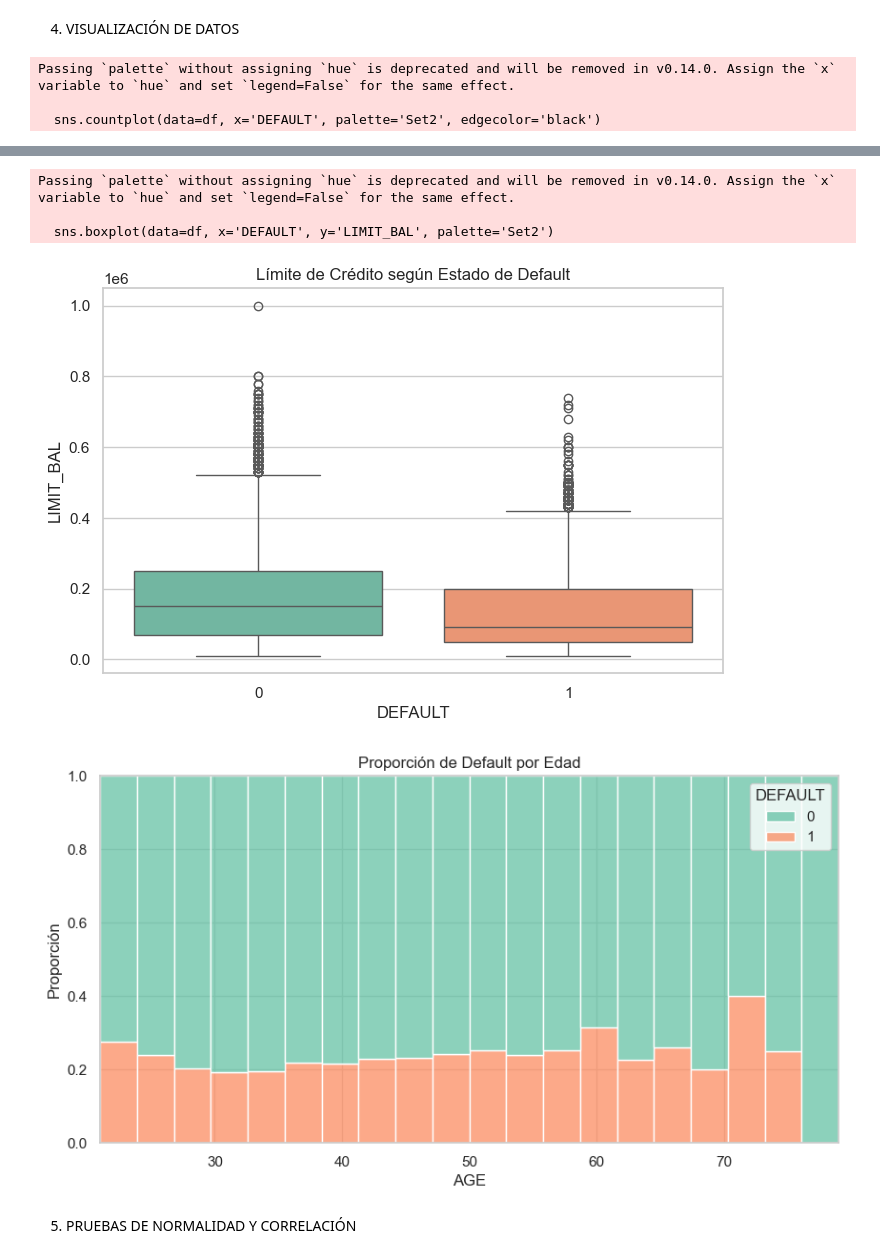
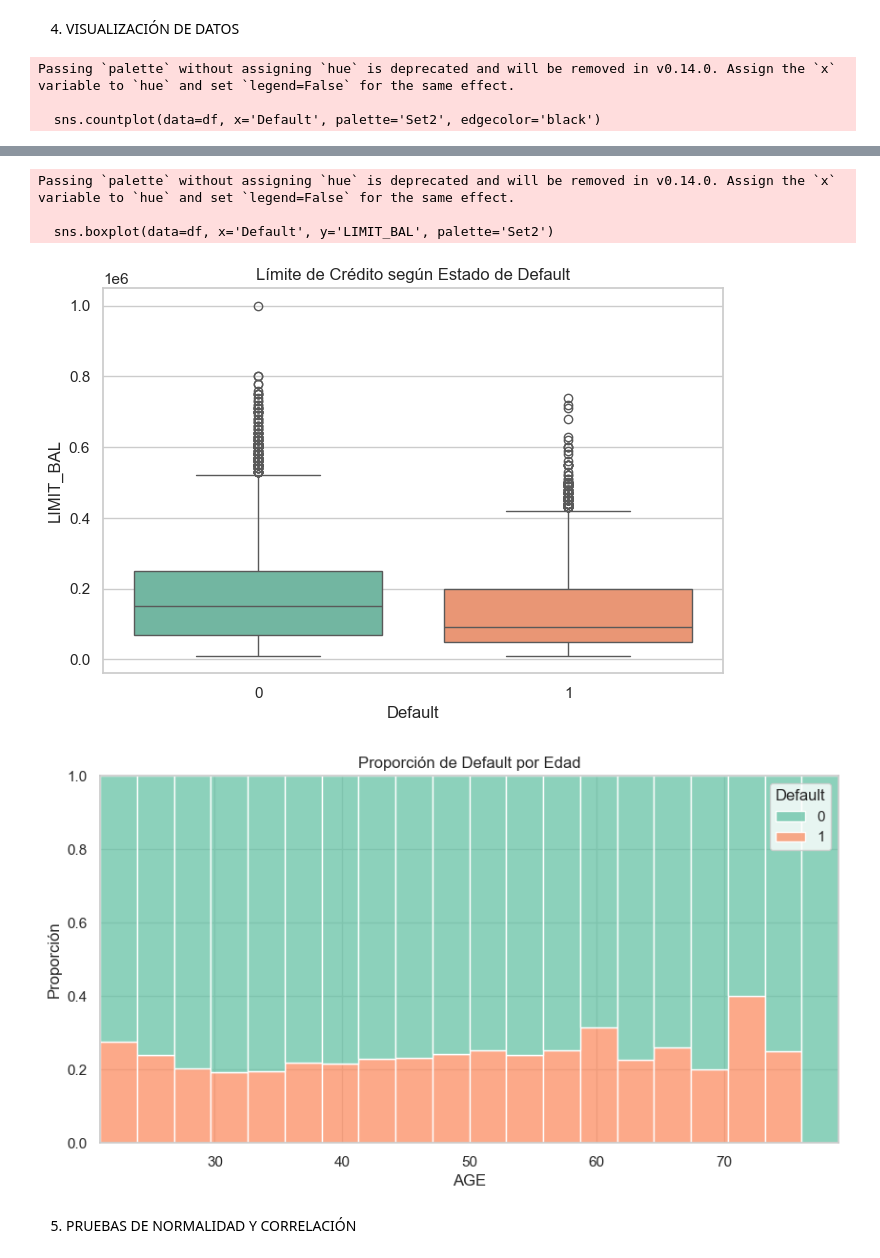
Before and after one commit to eci-monitorias-EST/app_monitorias_2026-1, a Jupyter notebook: notebooks/eda.ipynb, the cells around one changed output, grey strips where cells are left out. Cells and saved outputs as stored; diff of their text form; code cells hidden in the pictures.

```diff
--- a/notebooks/eda.ipynb
+++ b/notebooks/eda.ipynb
@@ -12,8 +31,8 @@ import seaborn as sns
 # %% [markdown]
 1. Carga de datos
 # %%
-ruta_archivo = "C:/Users/norba/OneDrive/NUESTRO HOGAR/1. ANGEL SANTIAGO/Proyecto Banco/default of credit card clients.csv"
-df = pd.read_csv(ruta_archivo, sep=";", skiprows=1)
+ruta_archivo = "../data/raw/Default_Clientes.csv"
+df = pd.read_csv(ruta_archivo, sep=";")
 
 print("\n--- Estructura inicial del Dataset ---")
 print(df.info())
@@ -49,12 +68,15 @@ if not cols_texto.empty:
     for col in cols_texto:
         df[col] = df[col].fillna(df[col].mode()[0])
 
-# Renombrar la variable objetivo
-df.rename(columns={'default payment next month': 'DEFAULT'}, inplace=True)
-
 # Convertir variables que conceptualmente son categóricas al tipo 'category'
 cols_categoricas = ["SEX", "EDUCATION", "MARRIAGE", "PAY_0", "PAY_2", "PAY_3",
-                    "PAY_4", "PAY_5", "PAY_6", "DEFAULT"]
+                    "PAY_4", "PAY_5", "PAY_6", "Default"]
 
 for col in cols_categoricas:
-    df[col] = df[col].astype('category')
+    if col in df.columns:
+        df[col] = df[col].astype('category')
+    else:
+        print(f"Advertencia: columna '{col}' no encontrada")
+
+print("\nColumnas categóricas convertidas exitosamente")
+print(f"Columnas categóricas: {df.select_dtypes(include=['category']).columns.tolist()}")
@@ -88,7 +95,7 @@ sns.set_theme(style="whitegrid")
 
 # a) Distribución de la variable objetivo (Default)
 plt.figure(figsize=(6, 4))
-sns.countplot(data=df, x='DEFAULT', palette='Set2', edgecolor='black')
+sns.countplot(data=df, x='Default', palette='Set2', edgecolor='black')
 plt.title('Distribución de Clientes en Default\n(0 = No, 1 = Sí)')
 plt.ylabel('Cantidad de Clientes')
 plt.show()
@@ -103,17 +110,17 @@ plt.show()
 
 # c) Boxplot de Límite de crédito vs Default
 plt.figure(figsize=(8, 5))
-sns.boxplot(data=df, x='DEFAULT', y='LIMIT_BAL', palette='Set2')
+sns.boxplot(data=df, x='Default', y='LIMIT_BAL', palette='Set2')
 plt.title('Límite de Crédito según Estado de Default')
 plt.show()
 
 # d) Relación entre Edad e Impagos (Proporción)
 plt.figure(figsize=(10, 5))
-sns.histplot(data=df, x='AGE', hue='DEFAULT', multiple='fill', bins=20, palette='Set2')
+sns.histplot(data=df, x='AGE', hue='Default', multiple='fill', bins=20, palette='Set2')
 plt.title('Proporción de Default por Edad')
 plt.ylabel('Proporción')
 plt.show()
 # %% [output]
 Passing `palette` without assigning `hue` is deprecated and will be removed in v0.14.0. Assign the `x` variable to `hue` and set `legend=False` for the same effect.
 
-  sns.countplot(data=df, x='DEFAULT', palette='Set2', edgecolor='black')
+  sns.countplot(data=df, x='Default', palette='Set2', edgecolor='black')
@@ -121,9 +128,9 @@ Passing `palette` without assigning `hue` is deprecated and will be removed in v
 [figure]
 Passing `palette` without assigning `hue` is deprecated and will be removed in v0.14.0. Assign the `x` variable to `hue` and set `legend=False` for the same effect.
 
-  sns.boxplot(data=df, x='DEFAULT', y='LIMIT_BAL', palette='Set2')
+  sns.boxplot(data=df, x='Default', y='LIMIT_BAL', palette='Set2')
-[figure, old version]
+[figure, new version]
-[figure, old version]
+[figure, new version]
 # %% [markdown]
 5. PRUEBAS DE NORMALIDAD Y CORRELACIÓN
 # %%
```
Also changed, not shown: parts of 6 cells of this notebook.
